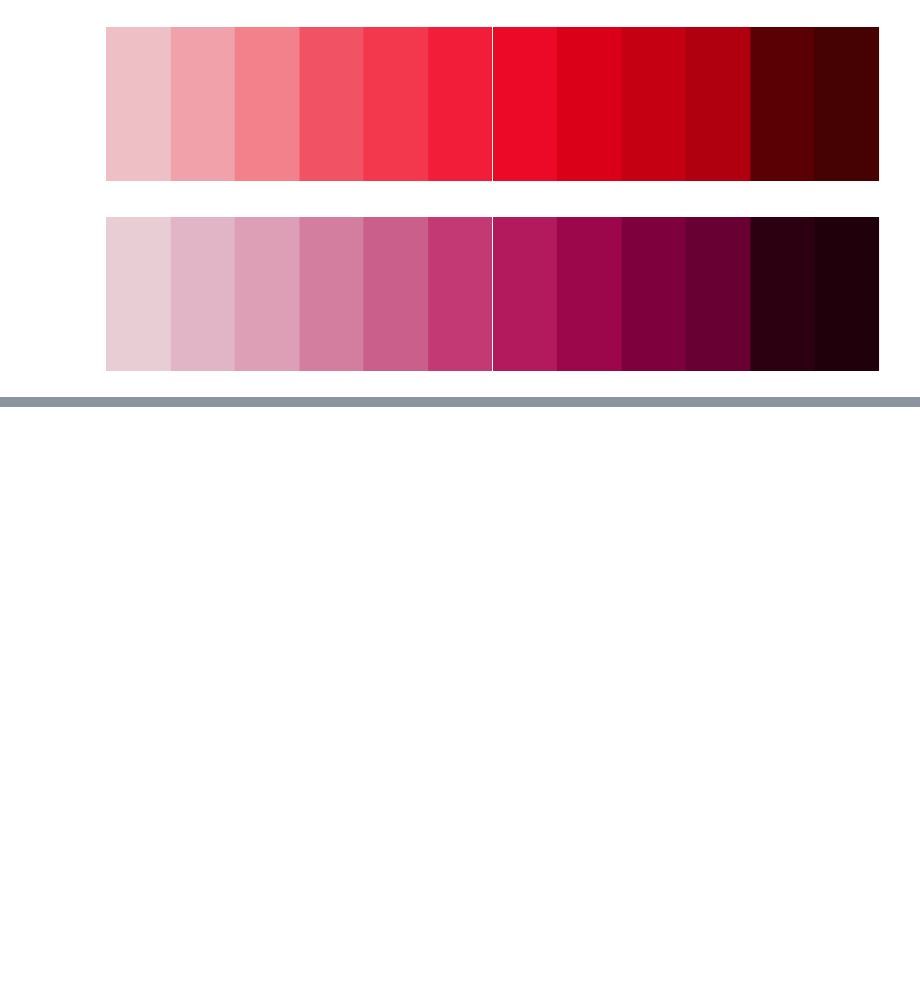
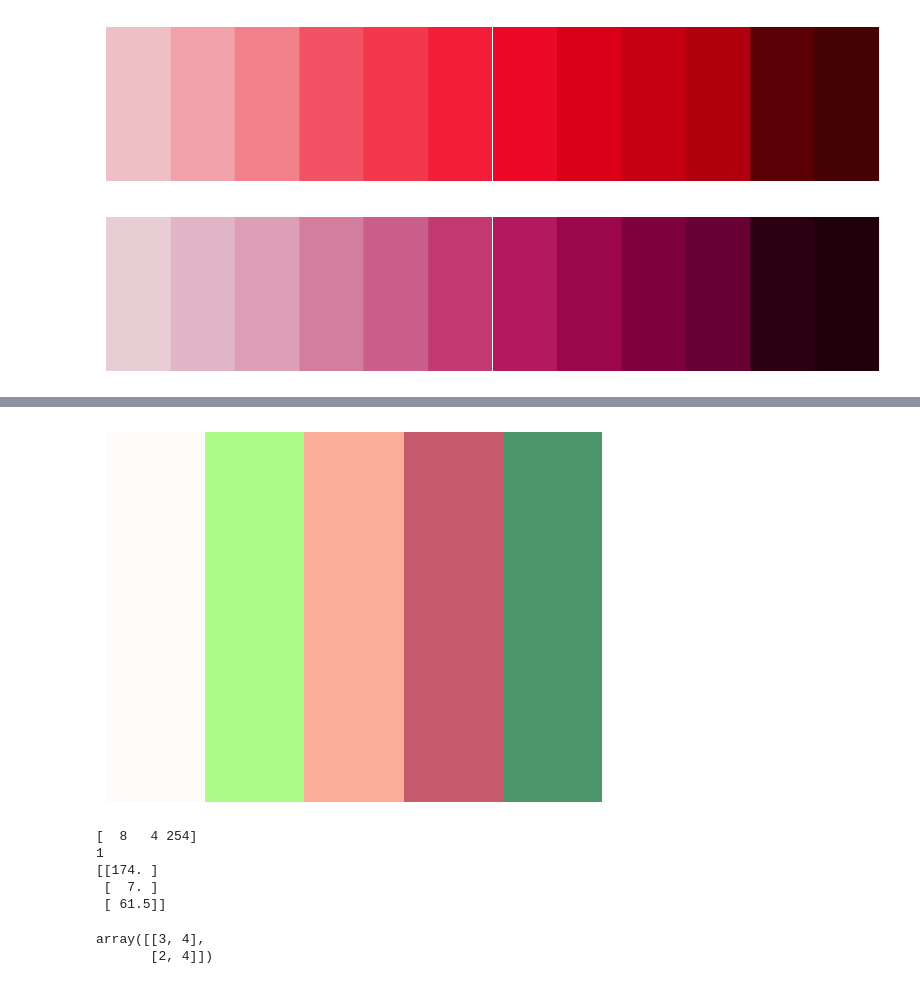
Before and after one commit to rubsuadav/Trabajo-PID, a Jupyter notebook: Trabajo PID.ipynb, the cells around one changed output, grey strips where cells are left out. Cells and saved outputs as stored; diff of their text form; code cells hidden in the pictures; blank space fills up the shorter version.

```diff
--- a/Trabajo PID.ipynb
+++ b/Trabajo PID.ipynb
@@ -116,6 +116,15 @@ def get_color_value(ittens_colors: dict):
         ax.axis('off')  # Ocultar los ejes
 
         plt.show()
+# %%
+def show_color_palette(colors):
+    fig,ax = plt.subplots()
+    for i,color in enumerate(colors):
+        rect = patches.Rectangle((i,0),1,0.2,facecolor=color)
+        ax.add_patch(rect)
+    ax.set_xlim(0,len(colors))
+    ax.set_ylim(0,0.2)
+    ax.axis("off")
 # %%
 get_color_value(ittens_colors)
 # %% [output]
@@ -139,0 +192,6 @@ def rgb_to_hsv(rgb):
+# %%
+colors = get_colors(q_im)
+color_palette = list(colors.keys())
+show_color_palette(np.array(color_palette)/255)
+# %% [output]
+[figure, added]
@@ -139,0 +200,18 @@ def rgb_to_hsv(rgb):
+# %%
+c = color_palette[0]
+print(rgb_to_hsv(c))
+print(mappings[c])
+print(hues)
+# %% [output]
+[  8   4 254]
+1
+[[174. ]
+ [  7. ]
+ [ 61.5]]
+# %%
+l = np.array([[3,4],[1,2]])
+l2 = np.array([[0,0],[1,2]])
+l+l2
+# %% [output]
+array([[3, 4],
+       [2, 4]])
```
Also changed, not shown: parts of 5 cells of this notebook, 1 other file.
